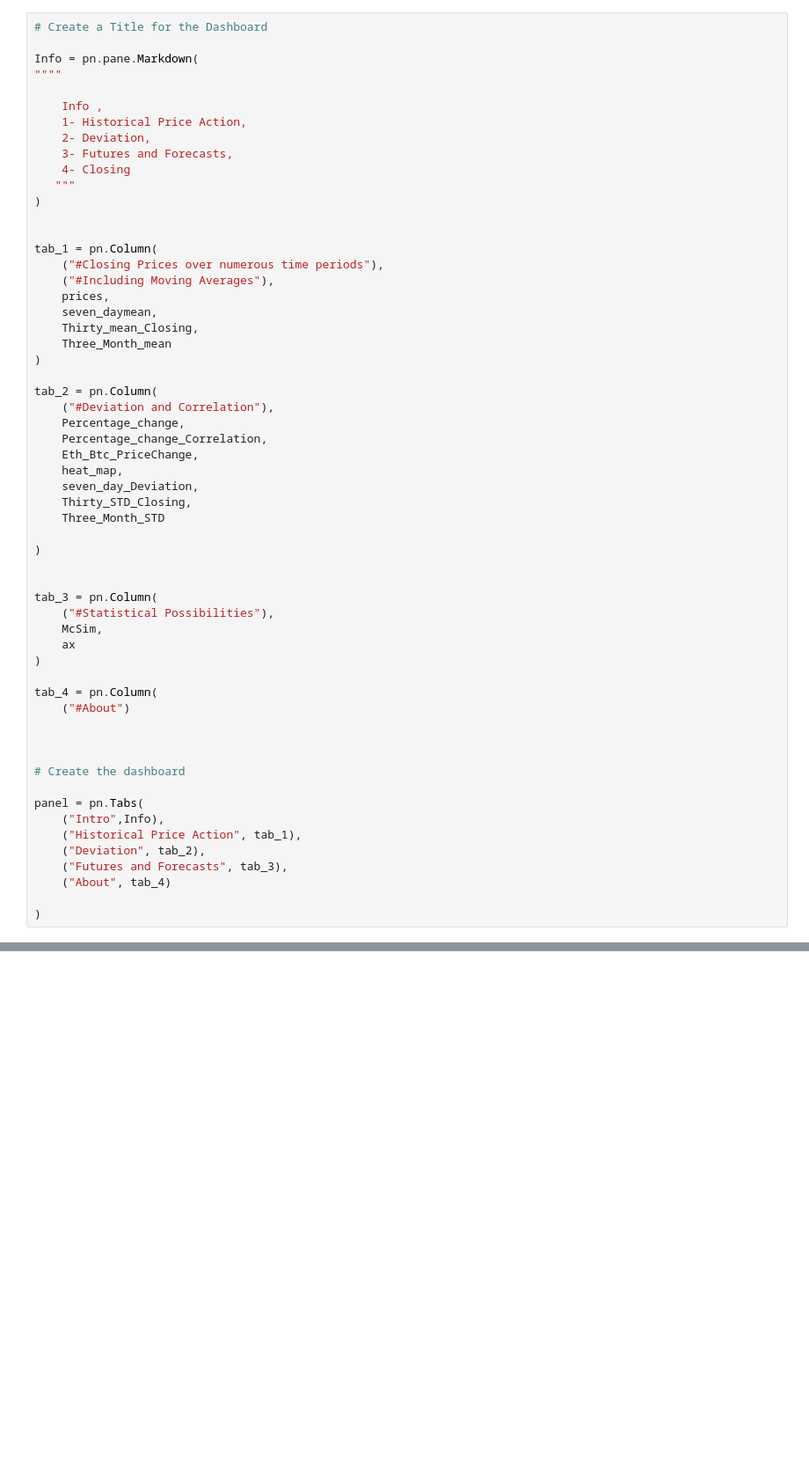
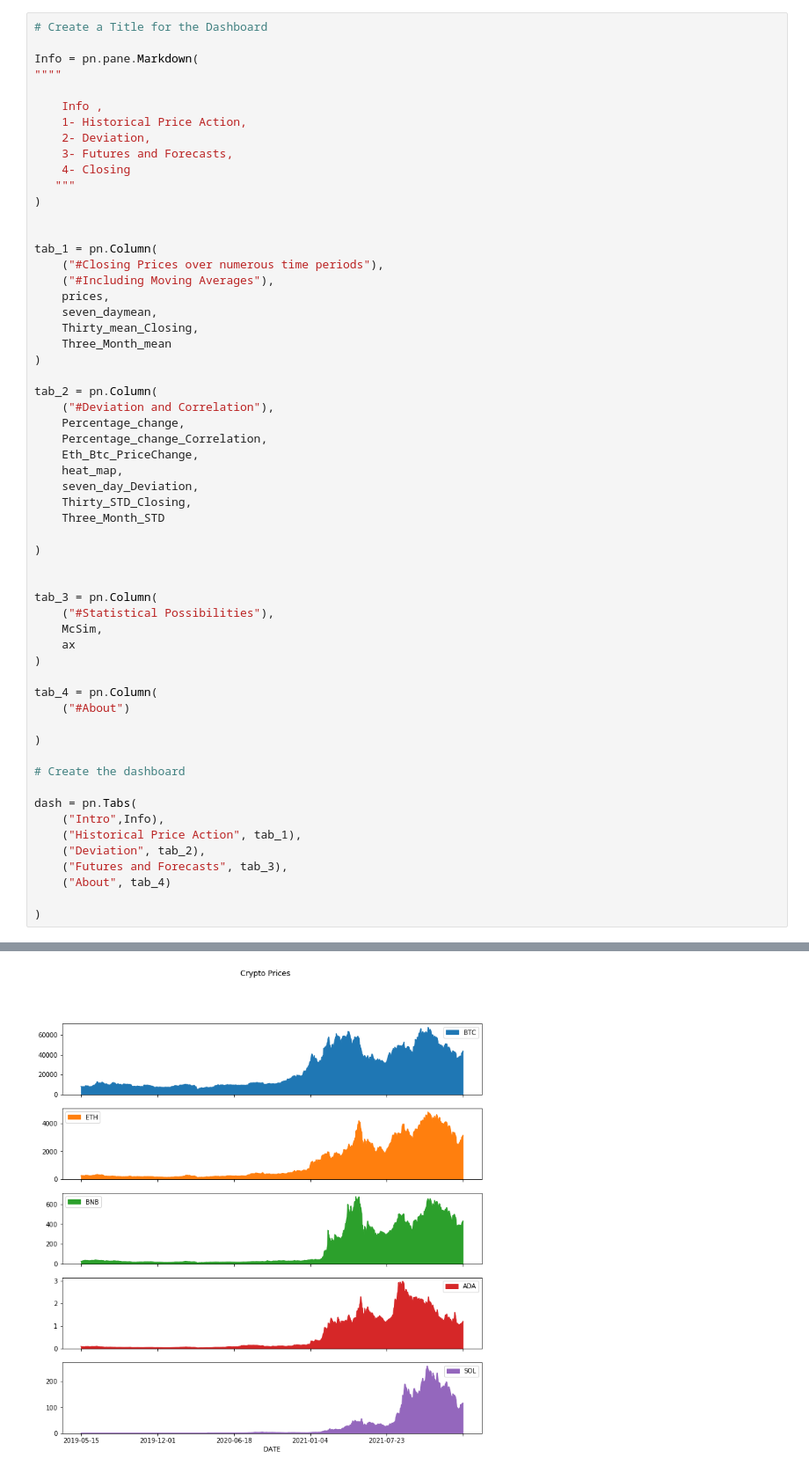
Before and after one commit to Doeyjima/Project-1, a Jupyter notebook: Project-1-main 2/Project_1-main 4/dashboard2.0.ipynb, the cells around one changed output, grey strips where cells are left out. Shown at 88% size. Cells and saved outputs as stored; diff of their text form; blank space fills up the shorter version.

```diff
--- a/Project-1-main 2/Project_1-main 4/dashboard2.0.ipynb
+++ b/Project-1-main 2/Project_1-main 4/dashboard2.0.ipynb
@@ -155,11 +155,11 @@ tab_3 = pn.Column(
 tab_4 = pn.Column(
     ("#About")
 
-
+)
 
 # Create the dashboard
 
-panel = pn.Tabs(
+dash = pn.Tabs(
     ("Intro",Info),
     ("Historical Price Action", tab_1),
     ("Deviation", tab_2),
@@ -171,0 +171 @@ SyntaxError: invalid syntax (396859395.py, line 50)
+[figure, added]
```
Also changed, not shown: parts of 17 cells of this notebook.
